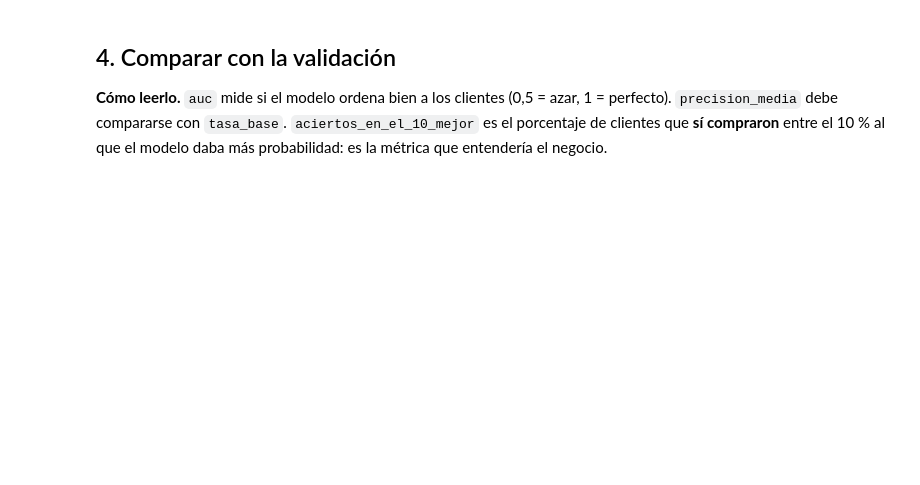
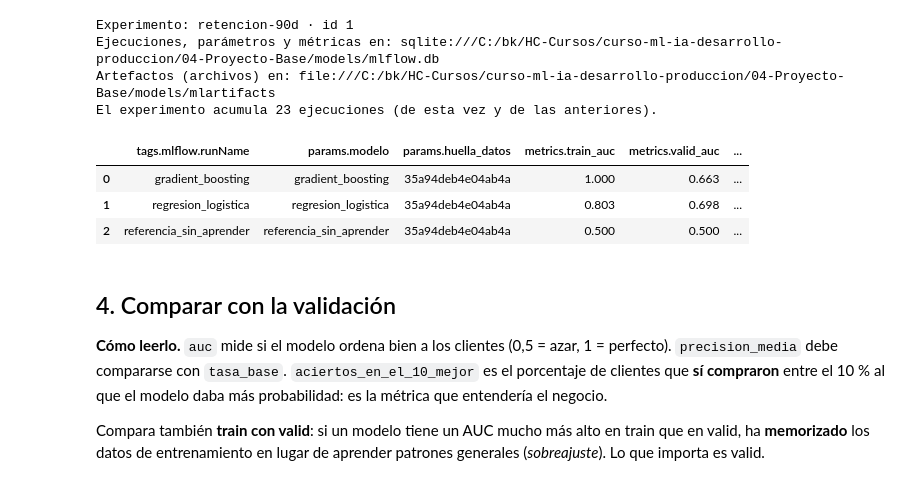
Before and after one commit to helicr/curso-ml-ia-desarrollo-produccion, a Jupyter notebook: 04-Proyecto-Base/notebooks/04_entrenamiento_y_seguimiento.ipynb, the cells around one changed output. Drawn from its saved outputs; the diff is of its cells as text; code cells hidden in the pictures; blank space fills up the shorter version.

```diff
--- a/04-Proyecto-Base/notebooks/04_entrenamiento_y_seguimiento.ipynb
+++ b/04-Proyecto-Base/notebooks/04_entrenamiento_y_seguimiento.ipynb
@@ -143,7 +263,30 @@ for nombre, modelo in modelos().items():
+# %%
+if mlflow:
+    experimento = mlflow.get_experiment_by_name('retencion-90d')
+    print('Experimento:', experimento.name, '· id', experimento.experiment_id)
+    print('Ejecuciones, parámetros y métricas en:', mlflow.get_tracking_uri())
+    print('Artefactos (archivos) en:', experimento.artifact_location)
+    todas = mlflow.search_runs(experiment_names=['retencion-90d'])
+    print(f'El experimento acumula {len(todas)} ejecuciones (de esta vez y de las anteriores).')
+    recientes = mlflow.search_runs(experiment_names=['retencion-90d'], order_by=['start_time DESC'], max_results=len(resultados))
+    columnas = ['tags.mlflow.runName', 'params.modelo', 'params.huella_datos', 'metrics.train_auc', 'metrics.valid_auc', 'metrics.test_auc']
+recientes[columnas].round(3) if mlflow else None
+# %% [output]
+Experimento: retencion-90d · id 1
+Ejecuciones, parámetros y métricas en: sqlite:///C:/bk/HC-Cursos/curso-ml-ia-desarrollo-produccion/04-Proyecto-Base/models/mlflow.db
+Artefactos (archivos) en: file:///C:/bk/HC-Cursos/curso-ml-ia-desarrollo-produccion/04-Proyecto-Base/models/mlartifacts
+El experimento acumula 23 ejecuciones (de esta vez y de las anteriores).
+|  | tags.mlflow.runName | params.modelo | params.huella_datos | metrics.train_auc | metrics.valid_auc | ... |
+| 0 | gradient_boosting | gradient_boosting | 35a94deb4e04ab4a | 1.000 | 0.663 | ... |
+| 1 | regresion_logistica | regresion_logistica | 35a94deb4e04ab4a | 0.803 | 0.698 | ... |
+| 2 | referencia_sin_aprender | referencia_sin_aprender | 35a94deb4e04ab4a | 0.500 | 0.500 | ... |
 # %% [markdown]
 ## 4. Comparar con la validación
 **Cómo leerlo.** `auc` mide si el modelo ordena bien a los clientes (0,5 = azar, 1 = perfecto). `precision_media` debe compararse con `tasa_base`.
 `aciertos_en_el_10_mejor` es el porcentaje de clientes que **sí compraron** entre el 10 % al que el modelo daba más probabilidad: es la métrica que entendería el negocio.
+
+Compara también **train con valid**: si un modelo tiene un AUC mucho más alto en train que en valid, ha **memorizado** los datos de entrenamiento
+en lugar de aprender patrones generales (*sobreajuste*). Lo que importa es valid.
 # %%
 filas = [{'modelo': n, 'particion': p, **{k: round(v, 3) for k, v in m[p].items()}} for n, m in resultados.items() for p in ('train', 'valid', 'test')]
 tabla = pd.DataFrame(filas)
```
Also changed, not shown: parts of 23 cells of this notebook, 41 other files.
